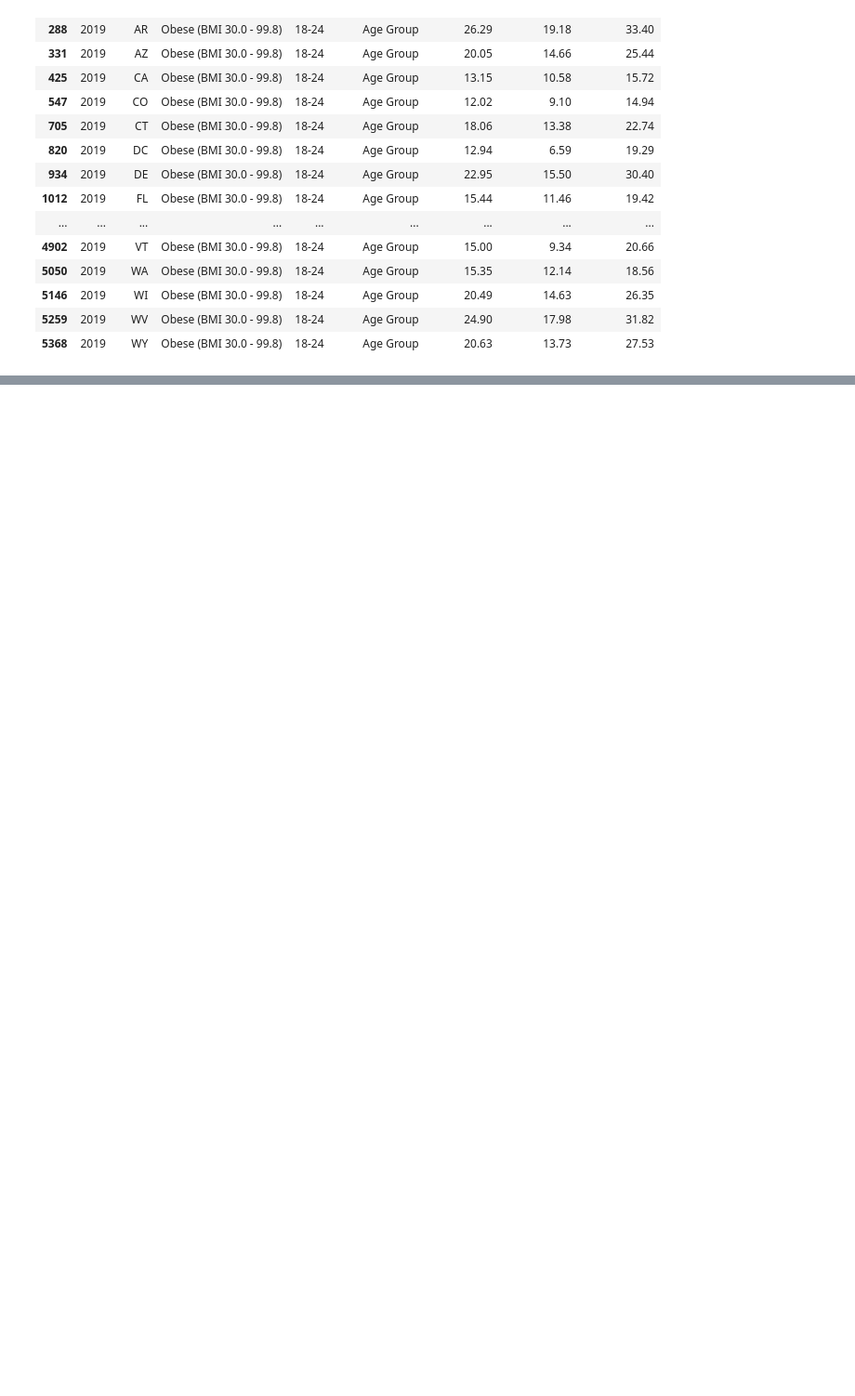
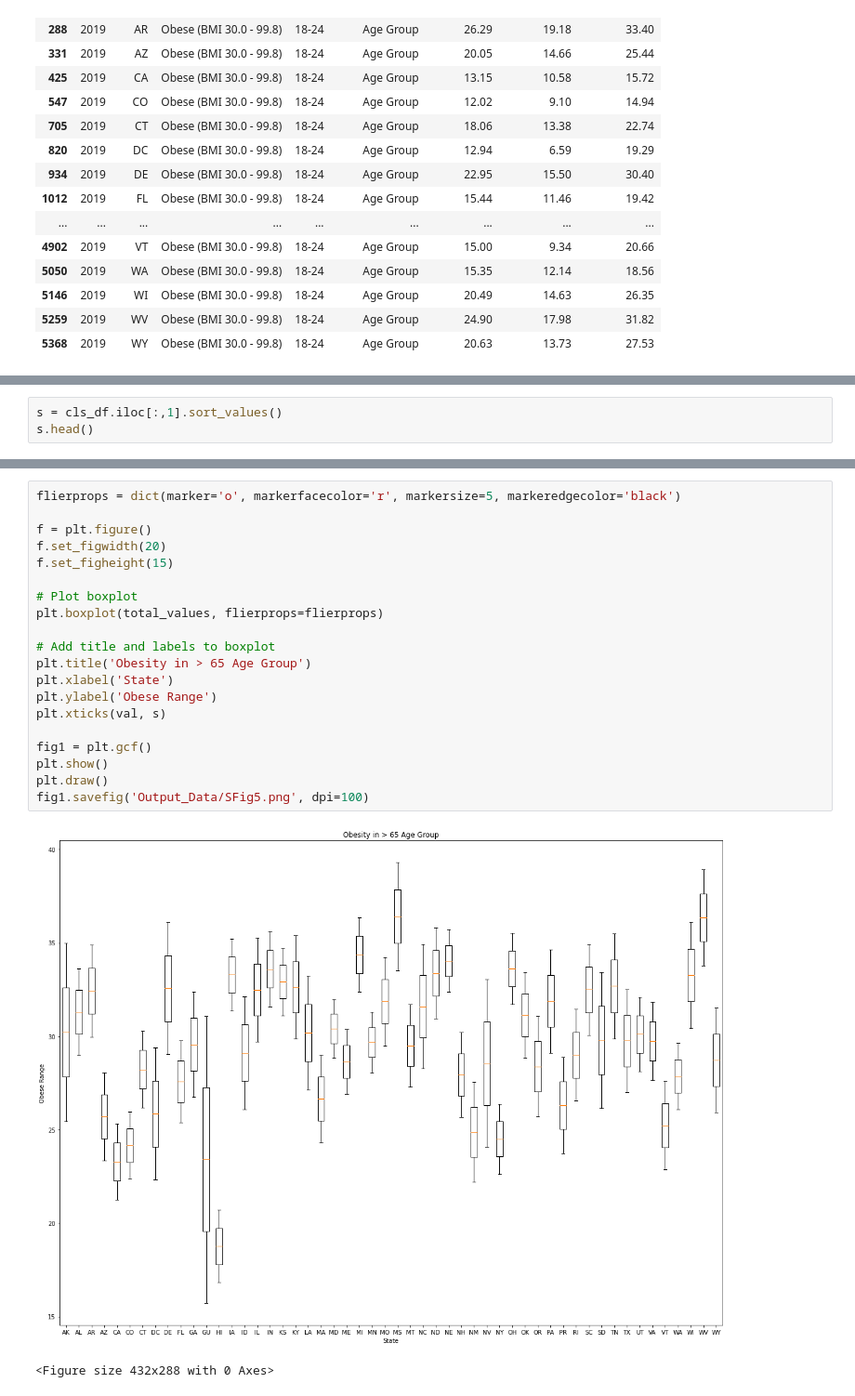
Before and after one commit to rnwokoye/analysing_obesisty_trends, a Jupyter notebook: Obesity_Data.ipynb, the cells around one changed output, grey strips where cells are left out. Shown: that part at 93% size. Drawn from its saved outputs; the diff is of its cells as text; blank space fills up the shorter version.

Commit message:
Add files via upload
updated version with box plot

```diff
--- a/Obesity_Data.ipynb
+++ b/Obesity_Data.ipynb
@@ -397,0 +423,3 @@ plt.show()
+# %%
+s = cls_df.iloc[:,1].sort_values()
+s.head()
@@ -397,0 +498,23 @@ plt.show()
+# %%
+flierprops = dict(marker='o', markerfacecolor='r', markersize=5, markeredgecolor='black')
+
+f = plt.figure()
+f.set_figwidth(20)
+f.set_figheight(15)
+
+# Plot boxplot
+plt.boxplot(total_values, flierprops=flierprops)
+
+# Add title and labels to boxplot
+plt.title('Obesity in > 65 Age Group')
+plt.xlabel('State')
+plt.ylabel('Obese Range')
+plt.xticks(val, s)
+
+fig1 = plt.gcf()
+plt.show()
+plt.draw()
+fig1.savefig('Output_Data/SFig5.png', dpi=100)
+# %% [output]
+[figure, added]
+<Figure size 432x288 with 0 Axes>
```
Also changed, not shown: parts of 8 cells of this notebook.
